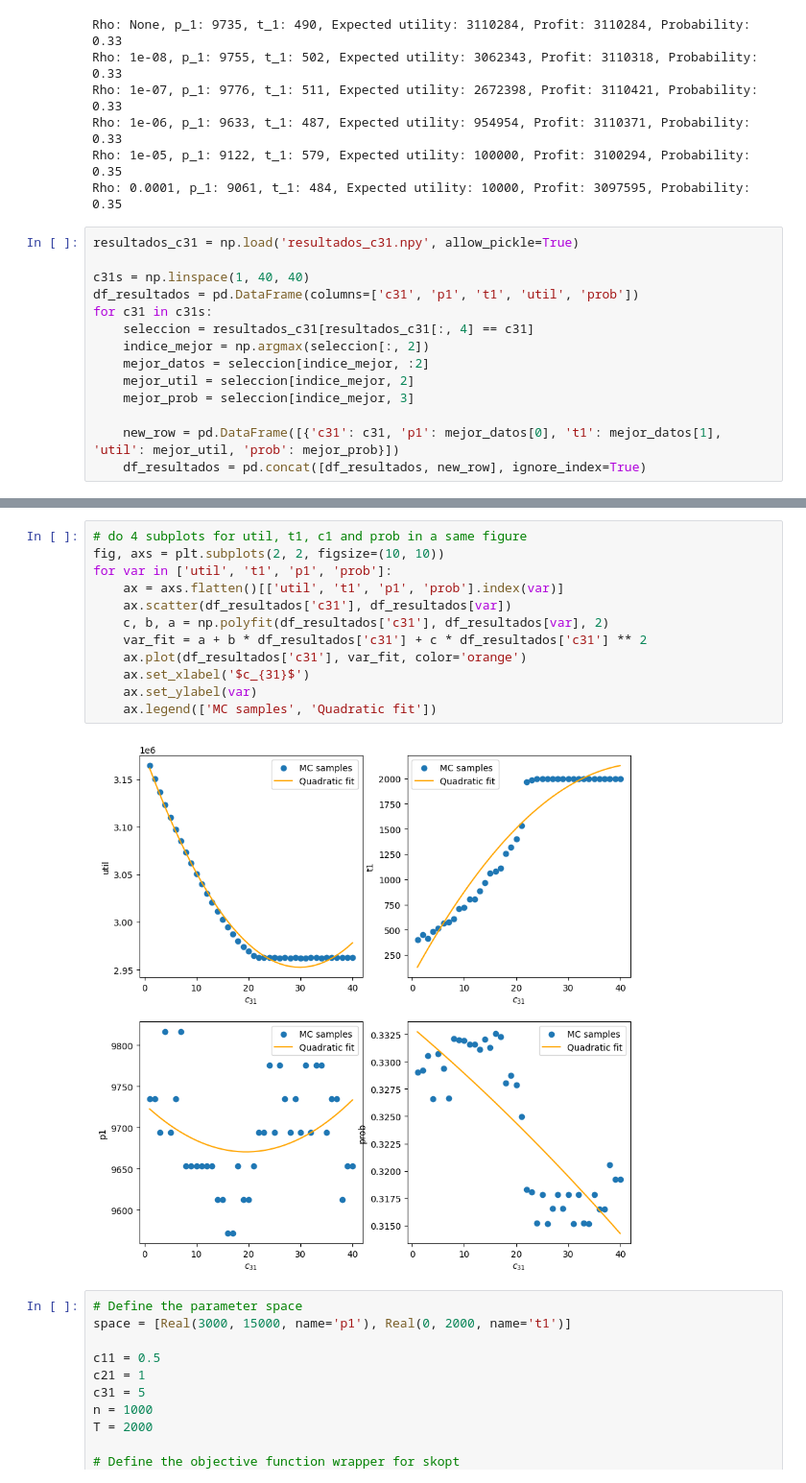
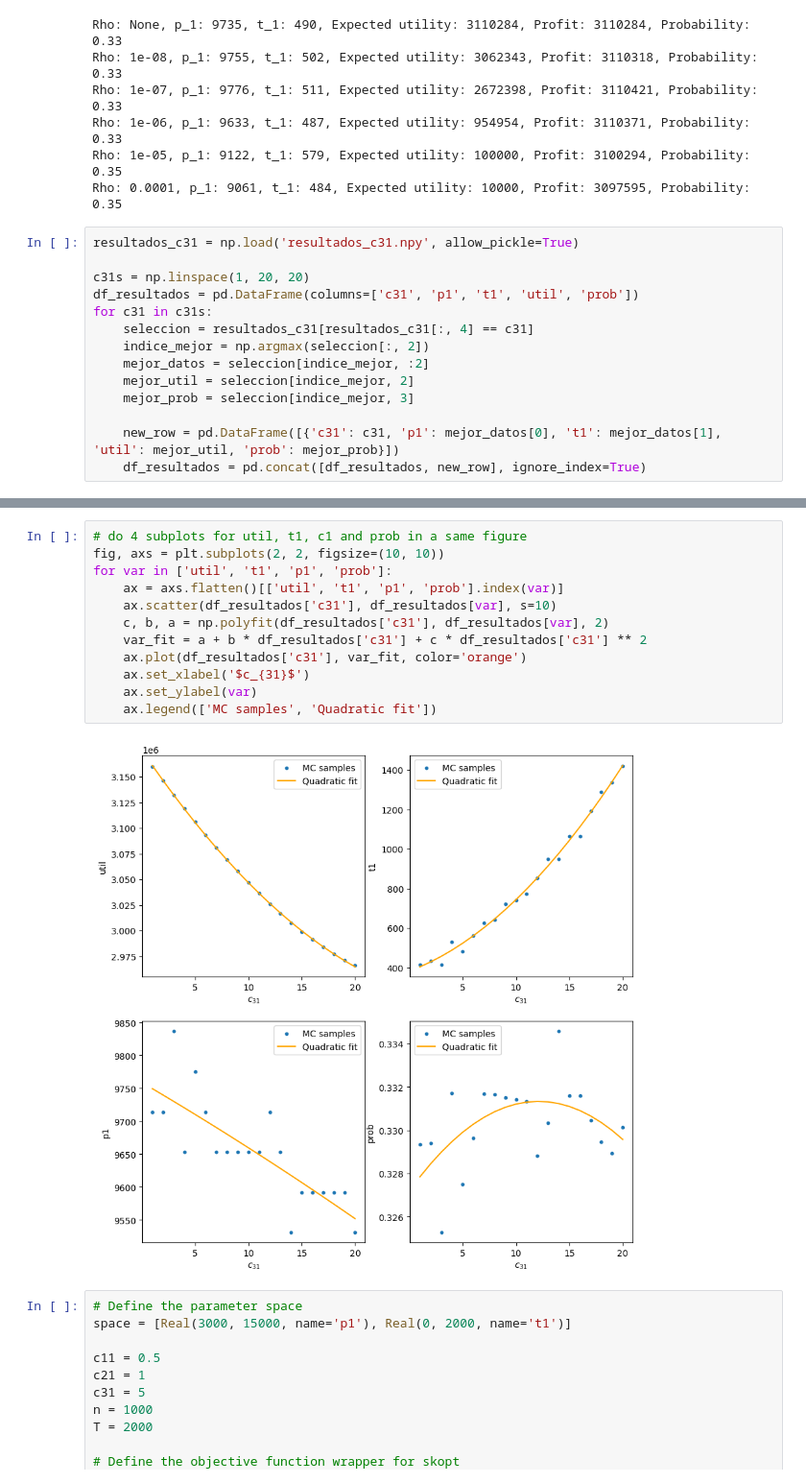
Before and after one commit to pablogarciarce/ProductLaunching, a Jupyter notebook: ProdLaunch.ipynb, the cells around one changed output, grey strips where cells are left out. Shown: that part at 96% size. Cells and saved outputs as stored; diff of their text form.

Commit message:
results

```diff
--- a/ProdLaunch.ipynb
+++ b/ProdLaunch.ipynb
@@ -371,7 +367,7 @@ Rho: 0.0001, p_1: 9061, t_1: 484, Expected utility: 10000, Profit: 3097595, Prob
 # %%
 resultados_c31 = np.load('resultados_c31.npy', allow_pickle=True)
 
-c31s = np.linspace(1, 40, 40)
+c31s = np.linspace(1, 20, 20)
 df_resultados = pd.DataFrame(columns=['c31', 'p1', 't1', 'util', 'prob'])
 for c31 in c31s:
     seleccion = resultados_c31[resultados_c31[:, 4] == c31]
@@ -409,17 +405,17 @@ plt.legend(['MC samples', 'Quadratic fit'])
 # %%
 # do 4 subplots for util, t1, c1 and prob in a same figure
 fig, axs = plt.subplots(2, 2, figsize=(10, 10))
 for var in ['util', 't1', 'p1', 'prob']:
     ax = axs.flatten()[['util', 't1', 'p1', 'prob'].index(var)]
-    ax.scatter(df_resultados['c31'], df_resultados[var])
+    ax.scatter(df_resultados['c31'], df_resultados[var], s=10)
     c, b, a = np.polyfit(df_resultados['c31'], df_resultados[var], 2)
     var_fit = a + b * df_resultados['c31'] + c * df_resultados['c31'] ** 2
     ax.plot(df_resultados['c31'], var_fit, color='orange')
     ax.set_xlabel('$c_{31}$')
     ax.set_ylabel(var)
     ax.legend(['MC samples', 'Quadratic fit'])
 # %% [output]
-[figure, old version]
+[figure, new version]
 # %%
 # Define the parameter space
 space = [Real(3000, 15000, name='p1'), Real(0, 2000, name='t1')]
```
Also changed, not shown: parts of 4 cells of this notebook, 4 other files.
